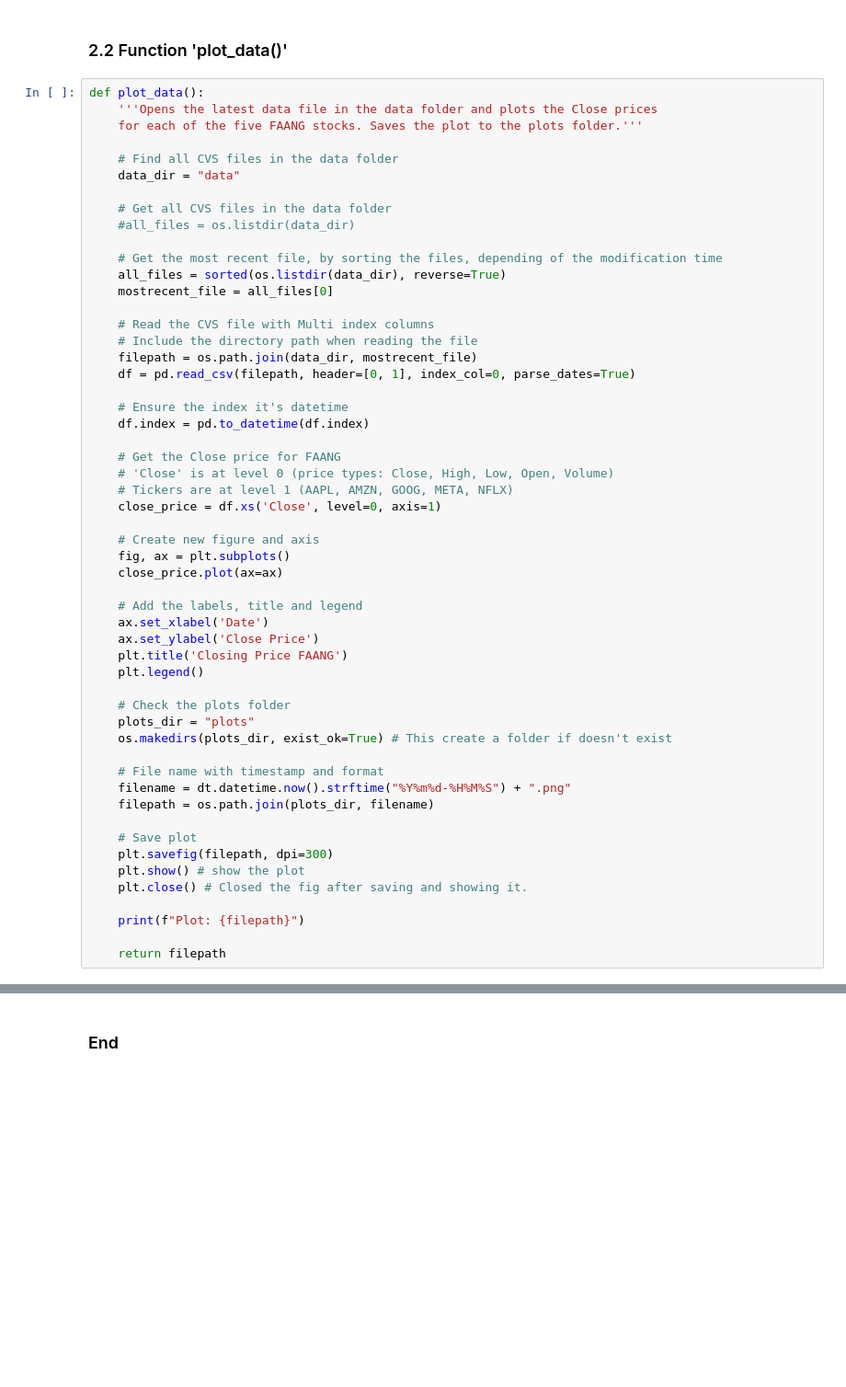
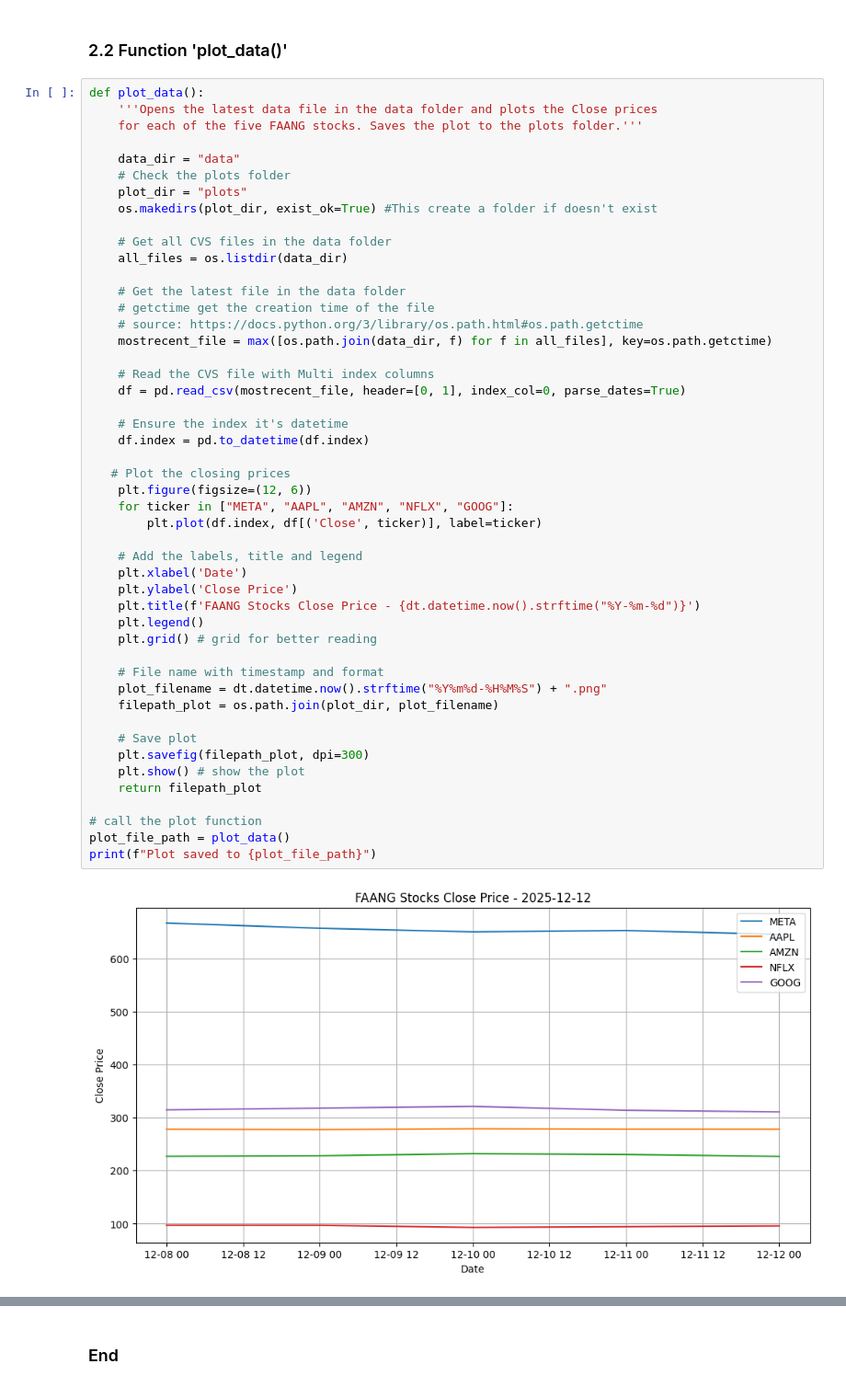
Before and after one commit to tanyasanjuan/computer-infrastructure, a Jupyter notebook: problems.ipynb, the cells around one changed output, grey strips where cells are left out. Shown at 92% size. Cells and saved outputs as stored; diff of their text form; blank space fills up the shorter version.

Commit message:
Call the function plot_data()

```diff
--- a/problems.ipynb
+++ b/problems.ipynb
@@ -541,54 +542,50 @@ fig.savefig(filename_plot)
 # %%
 def plot_data():
     '''Opens the latest data file in the data folder and plots the Close prices
     for each of the five FAANG stocks. Saves the plot to the plots folder.'''
 
-    # Find all CVS files in the data folder
     data_dir = "data"
+    # Check the plots folder
+    plot_dir = "plots"
+    os.makedirs(plot_dir, exist_ok=True) #This create a folder if doesn't exist
 
     # Get all CVS files in the data folder
-    #all_files = os.listdir(data_dir)
+    all_files = os.listdir(data_dir)
 
-    # Get the most recent file, by sorting the files, depending of the modification time
-    all_files = sorted(os.listdir(data_dir), reverse=True)
-    mostrecent_file = all_files[0]
+    # Get the latest file in the data folder
+    # getctime get the creation time of the file
+    # source: https://docs.python.org/3/library/os.path.html#os.path.getctime
+    mostrecent_file = max([os.path.join(data_dir, f) for f in all_files], key=os.path.getctime)
 
     # Read the CVS file with Multi index columns
-    # Include the directory path when reading the file
-    filepath = os.path.join(data_dir, mostrecent_file)
-    df = pd.read_csv(filepath, header=[0, 1], index_col=0, parse_dates=True)
+    df = pd.read_csv(mostrecent_file, header=[0, 1], index_col=0, parse_dates=True)
 
     # Ensure the index it's datetime
     df.index = pd.to_datetime(df.index)
 
-    # Get the Close price for FAANG
-    # 'Close' is at level 0 (price types: Close, High, Low, Open, Volume)
-    # Tickers are at level 1 (AAPL, AMZN, GOOG, META, NFLX)
-    close_price = df.xs('Close', level=0, axis=1)
-
-    # Create new figure and axis
-    fig, ax = plt.subplots()
-    close_price.plot(ax=ax)
+   # Plot the closing prices
+    plt.figure(figsize=(12, 6))
+    for ticker in ["META", "AAPL", "AMZN", "NFLX", "GOOG"]:
+        plt.plot(df.index, df[('Close', ticker)], label=ticker)
 
     # Add the labels, title and legend
-    ax.set_xlabel('Date')
-    ax.set_ylabel('Close Price')
-    plt.title('Closing Price FAANG')
+    plt.xlabel('Date')
+    plt.ylabel('Close Price')
+    plt.title(f'FAANG Stocks Close Price - {dt.datetime.now().strftime("%Y-%m-%d")}')
     plt.legend()
-
-    # Check the plots folder
-    plots_dir = "plots"
-    os.makedirs(plots_dir, exist_ok=True) # This create a folder if doesn't exist
+    plt.grid() # grid for better reading
 
     # File name with timestamp and format
-    filename = dt.datetime.now().strftime("%Y%m%d-%H%M%S") + ".png"
-    filepath = os.path.join(plots_dir, filename)
+    plot_filename = dt.datetime.now().strftime("%Y%m%d-%H%M%S") + ".png"
+    filepath_plot = os.path.join(plot_dir, plot_filename)
 
     # Save plot
-    plt.savefig(filepath, dpi=300)
+    plt.savefig(filepath_plot, dpi=300)
     plt.show() # show the plot
-    plt.close() # Closed the fig after saving and showing it.
+    return filepath_plot
 
-    print(f"Plot: {filepath}")
-
-    return filepath
+# call the plot function
+plot_file_path = plot_data()
+print(f"Plot saved to {plot_file_path}")
+# %% [output]
+[figure, added]
```
Also changed, not shown: parts of 16 cells of this notebook, 5 other files.
